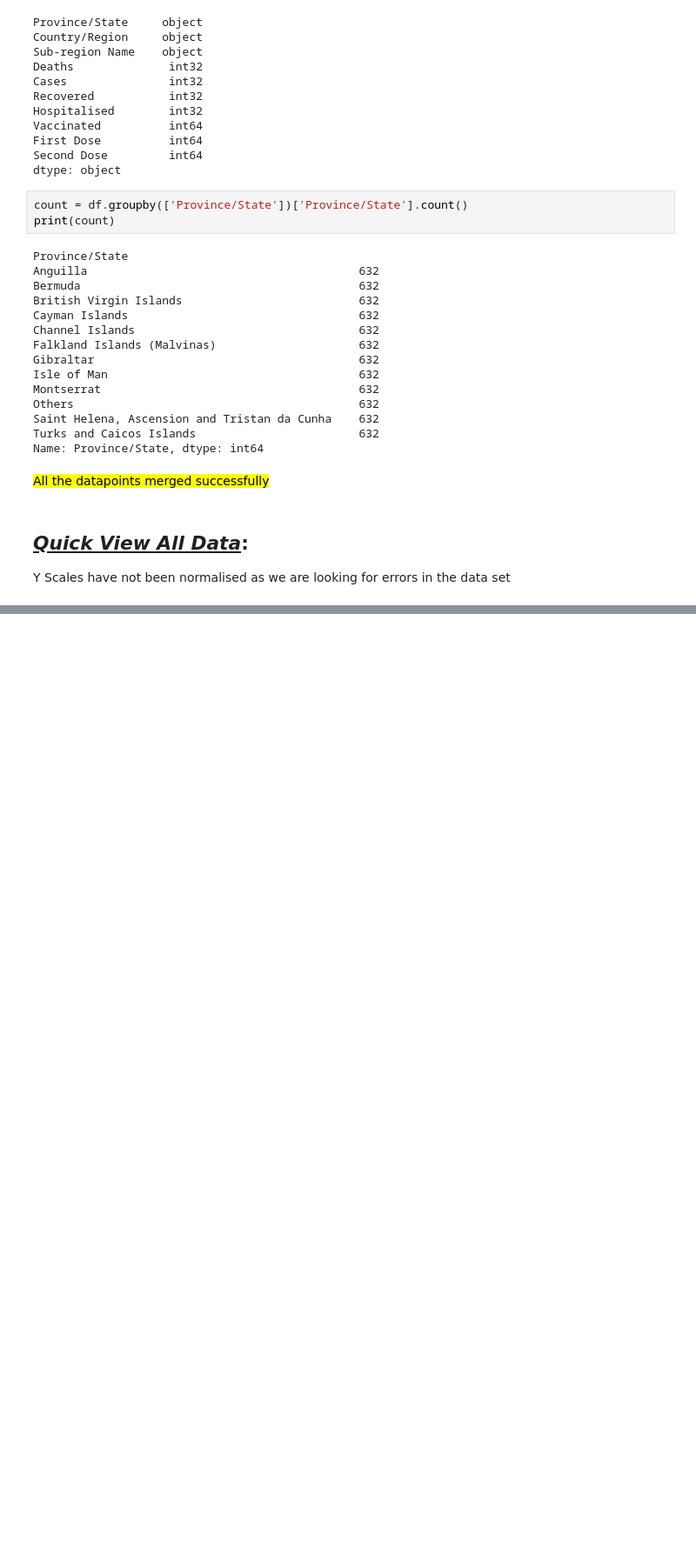
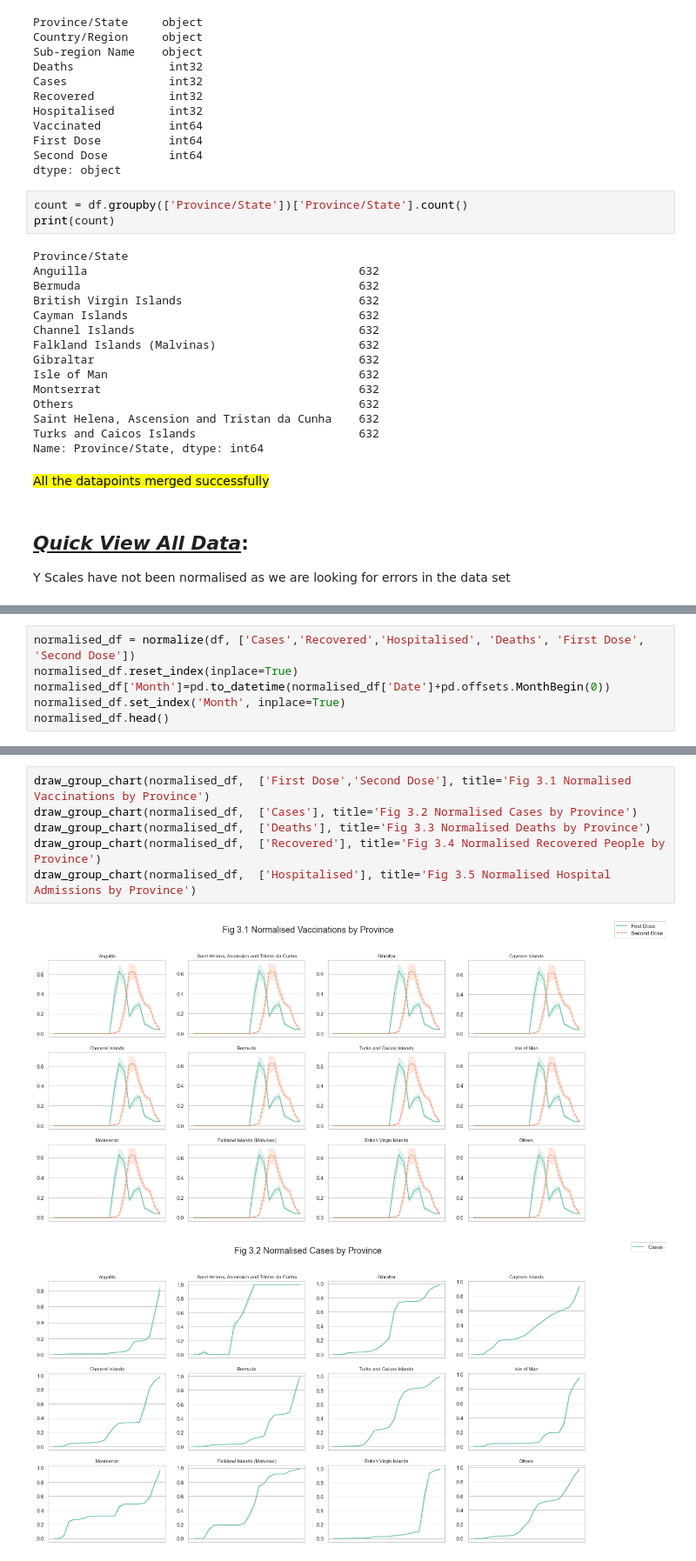
Before and after one commit to heyashy/LSE_DA_COVID_analysis, a Jupyter notebook: LSE_DA201_assignment_ash_johnson.ipynb, the cells around one changed output, grey strips where cells are left out. Shown at 87% size. Cells and saved outputs as stored; diff of their text form; blank space fills up the shorter version.

```diff
--- a/LSE_DA201_assignment_ash_johnson.ipynb
+++ b/LSE_DA201_assignment_ash_johnson.ipynb
@@ -363,0 +372,6 @@ df[['Province/State', 'Sub-region Name']].groupby(['Province/State', 'Sub-region
+# %%
+normalised_df = normalize(df, ['Cases','Recovered','Hospitalised', 'Deaths', 'First Dose', 'Second Dose'])
+normalised_df.reset_index(inplace=True)
+normalised_df['Month']=pd.to_datetime(normalised_df['Date']+pd.offsets.MonthBegin(0))
+normalised_df.set_index('Month', inplace=True)
+normalised_df.head()
@@ -363,0 +397,9 @@ df[['Province/State', 'Sub-region Name']].groupby(['Province/State', 'Sub-region
+# %%
+draw_group_chart(normalised_df,  ['First Dose','Second Dose'], title='Fig 3.1 Normalised Vaccinations by Province')
+draw_group_chart(normalised_df,  ['Cases'], title='Fig 3.2 Normalised Cases by Province')
+draw_group_chart(normalised_df,  ['Deaths'], title='Fig 3.3 Normalised Deaths by Province')
+draw_group_chart(normalised_df,  ['Recovered'], title='Fig 3.4 Normalised Recovered People by Province')
+draw_group_chart(normalised_df,  ['Hospitalised'], title='Fig 3.5 Normalised Hospital Admissions by Province')
+# %% [output]
+[figure, added]
+[figure, added]
```
Also changed, not shown: parts of 38 cells of this notebook, 8 other files.
